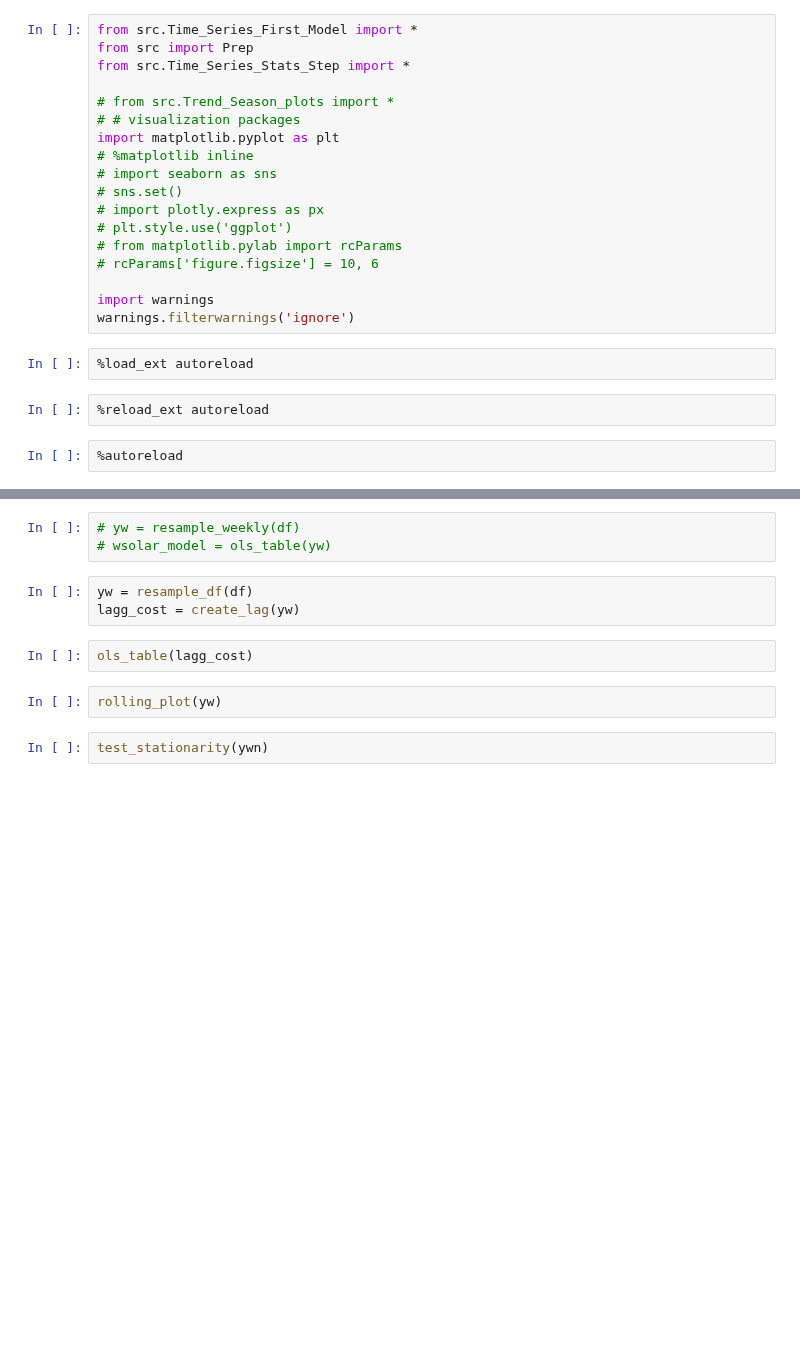
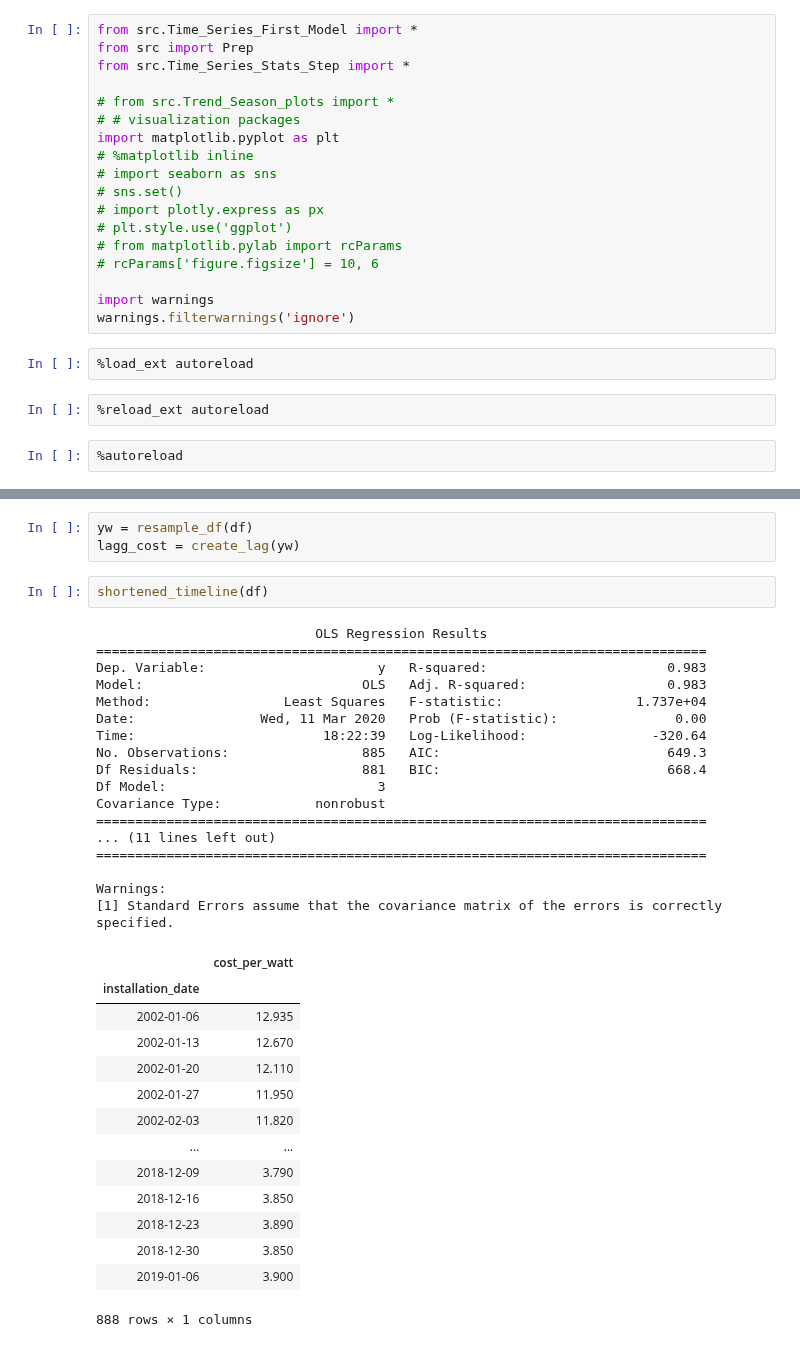
Before and after one commit to jrpaige/Solar, a Jupyter notebook: Untitled.ipynb, the cells around one changed output, grey strips where cells are left out. Drawn from its saved outputs; the diff is of its cells as text; blank space fills up the shorter version.

```diff
--- a/Untitled.ipynb
+++ b/Untitled.ipynb
@@ -41,12 +47,37 @@ df = Prep.prep()
-# %%
-# yw = resample_weekly(df)
-# wsolar_model = ols_table(yw)
 # %%
 yw = resample_df(df)
 lagg_cost = create_lag(yw)
-# %%
-ols_table(lagg_cost)
-# %%
-rolling_plot(yw)
-# %%
-test_stationarity(ywn)
+# %%
+shortened_timeline(df)
+# %% [output]
+                            OLS Regression Results
+==============================================================================
+Dep. Variable:                      y   R-squared:                       0.983
+Model:                            OLS   Adj. R-squared:                  0.983
+Method:                 Least Squares   F-statistic:                 1.737e+04
+Date:                Wed, 11 Mar 2020   Prob (F-statistic):               0.00
+Time:                        18:22:39   Log-Likelihood:                -320.64
+No. Observations:                 885   AIC:                             649.3
+Df Residuals:                     881   BIC:                             668.4
+Df Model:                           3
+Covariance Type:            nonrobust
+==============================================================================
+... (11 lines left out)
+==============================================================================
+
+Warnings:
+[1] Standard Errors assume that the covariance matrix of the errors is correctly specified.
+|  | cost_per_watt |
+| installation_date |  |
+| 2002-01-06 | 12.935 |
+| 2002-01-13 | 12.670 |
+| 2002-01-20 | 12.110 |
+| 2002-01-27 | 11.950 |
+| 2002-02-03 | 11.820 |
+| ... | ... |
+| 2018-12-09 | 3.790 |
+| 2018-12-16 | 3.850 |
+| 2018-12-23 | 3.890 |
+| 2018-12-30 | 3.850 |
+| 2019-01-06 | 3.900 |
+888 rows × 1 columns
```
Also changed, not shown: parts of 6 cells of this notebook, 6 other files.
